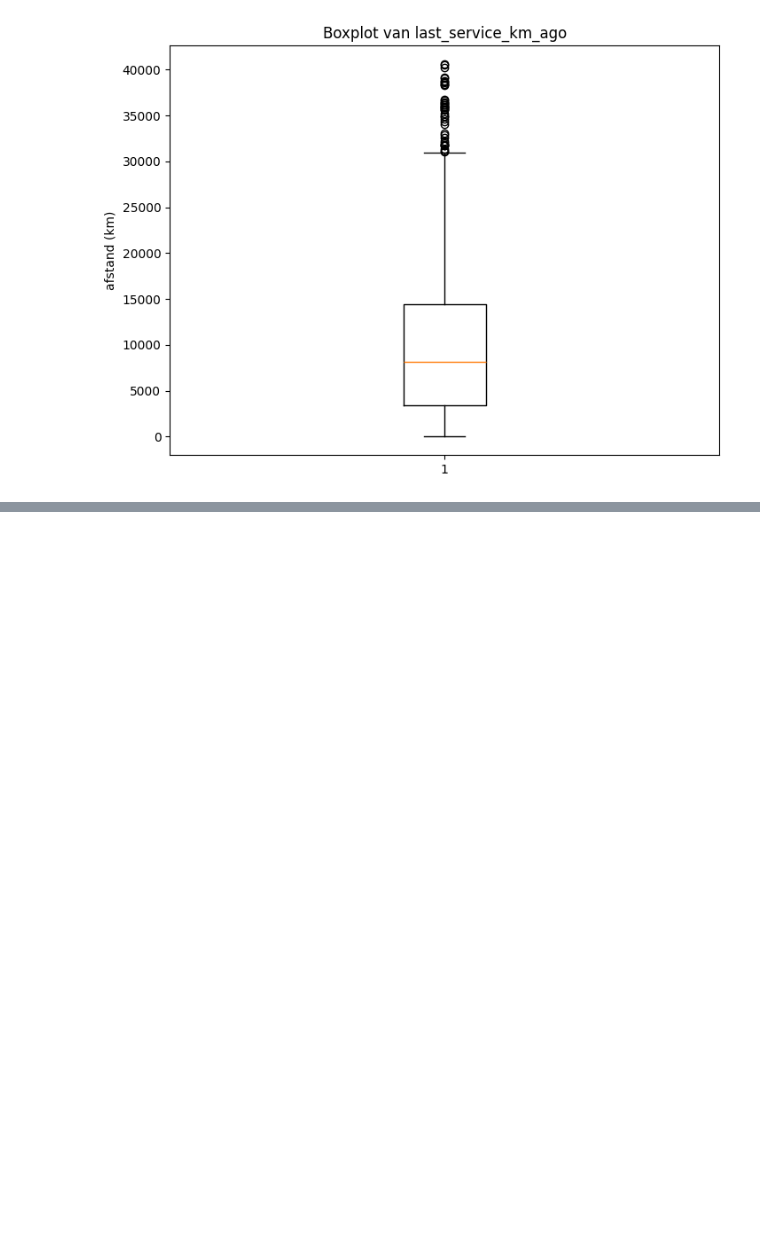
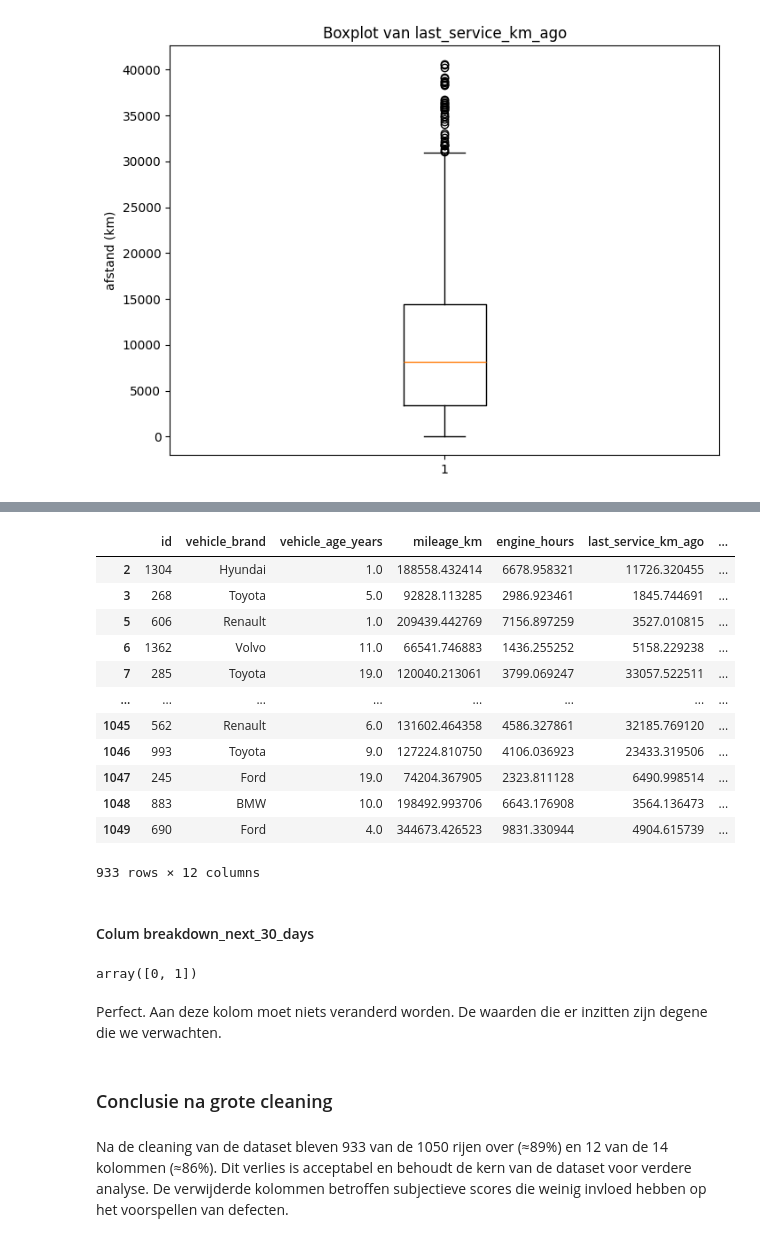
Before and after one commit to MilanMartens/DE-AI-mannen, a Jupyter notebook: notebooks/eda.ipynb, the cells around one changed output, grey strips where cells are left out. Drawn from its saved outputs; the diff is of its cells as text; code cells hidden in the pictures; blank space fills up the shorter version.

Commit message:
grote cleaning gedaan

```diff
--- a/notebooks/eda.ipynb
+++ b/notebooks/eda.ipynb
@@ -494,0 +707,3 @@ We zien hier een hoop uitschieters. Ik wil dit graag zou houden. Dit zal ervoor
+# %%
+df = df.dropna(subset=["weather_exposure"])
+df
@@ -494,0 +751,3 @@ We zien hier een hoop uitschieters. Ik wil dit graag zou houden. Dit zal ervoor
+# %%
+df = df.dropna(subset=["fuel_type"])
+df
@@ -494,0 +774,3 @@ We zien hier een hoop uitschieters. Ik wil dit graag zou houden. Dit zal ervoor
+# %%
+df.drop(columns=["driver_satisfaction_score", "cleanliness_score"], inplace=True)
+df
@@ -494,0 +818,29 @@ We zien hier een hoop uitschieters. Ik wil dit graag zou houden. Dit zal ervoor
+# %%
+df = df.dropna(subset=["tyre_type"])
+df
+# %% [output]
+|  | id | vehicle_brand | vehicle_age_years | mileage_km | engine_hours | last_service_km_ago | ... |
+| 2 | 1304 | Hyundai | 1.0 | 188558.432414 | 6678.958321 | 11726.320455 | ... |
+| 3 | 268 | Toyota | 5.0 | 92828.113285 | 2986.923461 | 1845.744691 | ... |
+| 5 | 606 | Renault | 1.0 | 209439.442769 | 7156.897259 | 3527.010815 | ... |
+| 6 | 1362 | Volvo | 11.0 | 66541.746883 | 1436.255252 | 5158.229238 | ... |
+| 7 | 285 | Toyota | 19.0 | 120040.213061 | 3799.069247 | 33057.522511 | ... |
+| ... | ... | ... | ... | ... | ... | ... | ... |
+| 1045 | 562 | Renault | 6.0 | 131602.464358 | 4586.327861 | 32185.769120 | ... |
+| 1046 | 993 | Toyota | 9.0 | 127224.810750 | 4106.036923 | 23433.319506 | ... |
+| 1047 | 245 | Ford | 19.0 | 74204.367905 | 2323.811128 | 6490.998514 | ... |
+| 1048 | 883 | BMW | 10.0 | 198492.993706 | 6643.176908 | 3564.136473 | ... |
+| 1049 | 690 | Ford | 4.0 | 344673.426523 | 9831.330944 | 4904.615739 | ... |
+933 rows × 12 columns
+# %% [markdown]
+#### Colum breakdown_next_30_days
+# %%
+df["breakdown_next_30_days"].unique()
+# %% [output]
+array([0, 1])
+# %% [markdown]
+Perfect. Aan deze kolom moet niets veranderd worden. De waarden die er inzitten zijn degene die we verwachten.
+# %% [markdown]
+### Conclusie na grote cleaning
+# %% [markdown]
+Na de cleaning van de dataset bleven 933 van de 1050 rijen over (≈89%) en 12 van de 14 kolommen (≈86%). Dit verlies is acceptabel en behoudt de kern van de dataset voor verdere analyse. De verwijderde kolommen betroffen subjectieve scores die weinig invloed hebben op het voorspellen van defecten.
```
Also changed, not shown: parts of 39 cells of this notebook, 2 other files.
